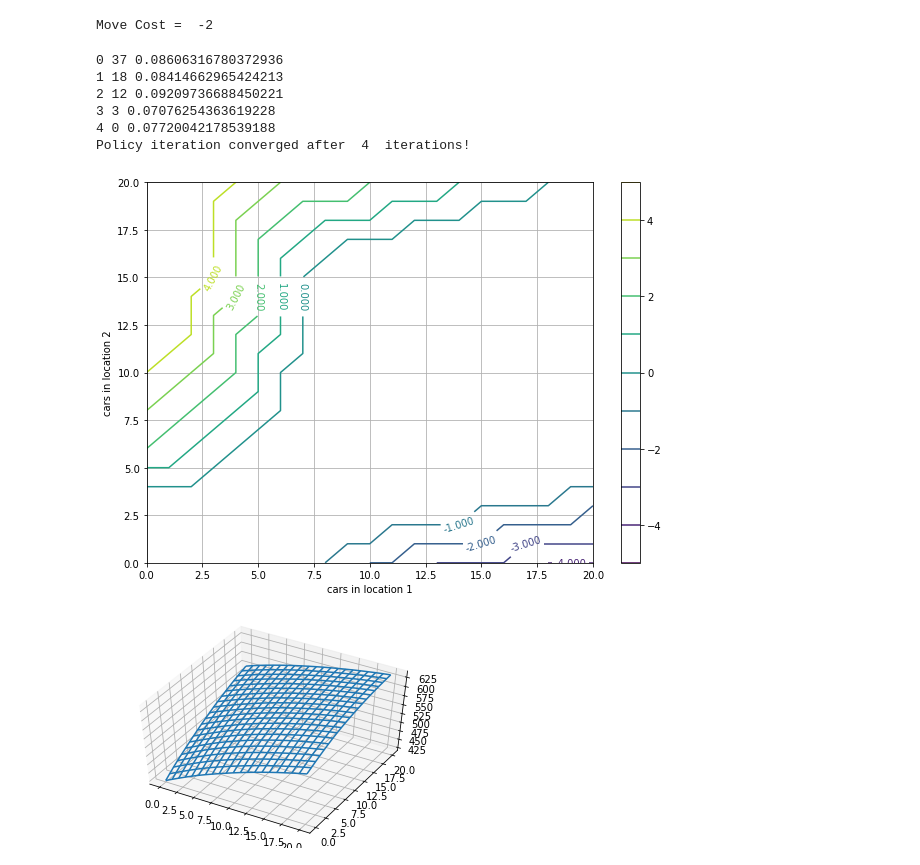
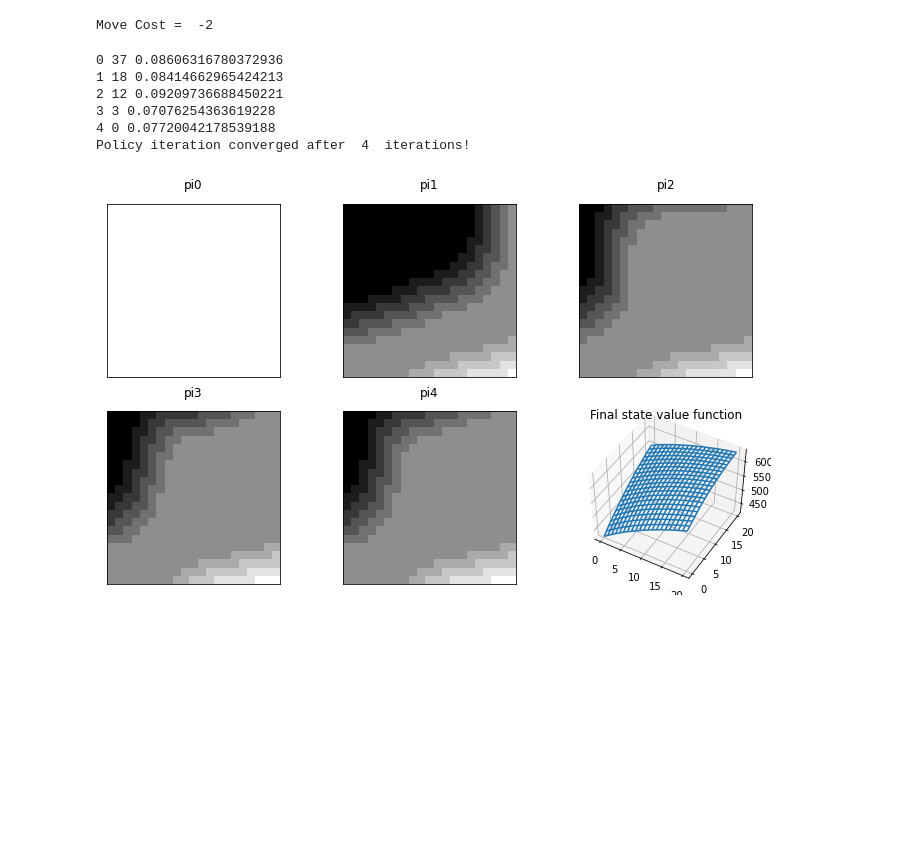
Before and after one commit to chandrusuresh/ReinforcementLearning, a Jupyter notebook: Policy_Iteration.ipynb, the cells around one changed output. Saved outputs shown, nothing was run; the diff lists cells and outputs as text; code cells hidden in the pictures; blank space fills up the shorter version.

Commit message:
Updated the plotting function to show plots similar to textbook results

```diff
--- a/Policy_Iteration.ipynb
+++ b/Policy_Iteration.ipynb
@@ -229,17 +229,18 @@ def plotAction(pi):
   plt.show()
 
 def dispAction(pi):
-  pi_new = np.zeros((pi.shape[1],pi.shape[2]))#,dtype=int)
+  pi_mat = np.zeros((pi.shape[1],pi.shape[2]))#,dtype=int)
   for i in range(pi.shape[1]):
     for j in range(pi.shape[2]):
       idx = np.where(pi[:,i,j] > 0)[0]
       if len(idx) == 1:
-        pi_new[i,j] = actions[idx[0]]
-  return pi_new
+        pi_mat[i,j] = actions[idx[0]]
+  return pi_mat
 
 def policy_iteration(vs_init,pi_init,policy_iter_max,value_iter_max,error_tol):
   vs_prev = np.copy(vs_init)
   pi_prev = np.copy(pi_init)
+  policy = [pi_prev]
   for k in range(policy_iter_max):
     iter = 0
     while iter < value_iter_max:
@@ -255,8 +256,9 @@ def policy_iteration(vs_init,pi_init,policy_iter_max,value_iter_max,error_tol):
       print('Policy iteration converged after ',k,' iterations!')
       break
     pi_prev = np.copy(pi_new)
+    policy.append(pi_prev)
 
-  return pi_prev,vs_prev
+  return policy,vs_prev
 # %% [output]
 Move Cost =  -2
 # %%
@@ -264,7 +266,6 @@ policy_iter_max = 15
 value_iter_max = 100
 error_tol = 0.1
 pi,vs = policy_iteration(vs_init,pi_init,policy_iter_max,value_iter_max,error_tol)
-plotAction(pi)
 # %% [output]
 0 37 0.08606316780372936
 1 18 0.08414662965424213
@@ -272,18 +273,30 @@ plotAction(pi)
 3 3 0.07076254363619228
 4 0 0.07720042178539188
 Policy iteration converged after  4  iterations!
-[figure, removed]
-# %%
-from mpl_toolkits.mplot3d import axes3d
-fig = plt.figure()
-ax = fig.add_subplot(111, projection='3d')
-x = list(range(max_cars+1))
-y = list(range(max_cars+1))
-X,Y = np.meshgrid(x,y)
-ax.plot_wireframe(X, Y, vs)#, rstride=10, cstride=10)
-ax.view_init(elev=50., azim=-60)
-# azm=ax.azim
-# ele=ax.elev
-# print(azm,ele)
-# %% [output]
-[figure, removed]
+# %%
+fig = plt.figure(figsize=(12,7))
+c = 0
+ax1 = []
+for i in range(2):
+  for j in range(3):
+    c = c+1
+    if (c == len(pi)+1):
+      break
+    pi_mat = dispAction(pi[c-1])
+    ax1.append(fig.add_subplot(2, 3, c))
+    ax1[c-1].matshow(pi_mat, cmap='binary')
+    ax1[c-1].invert_yaxis()
+    ax1[c-1].set_xticks([])
+    ax1[c-1].set_yticks([])
+    ax1[c-1].set_title('pi'+str(c-1))
+
+from mpl_toolkits.mplot3d import axes3d
+x = list(range(max_cars+1))
+y = list(range(max_cars+1))
+X,Y = np.meshgrid(x,y)
+ax12 = fig.add_subplot(2, 3, 6, projection='3d')
+ax12.set_title('Final state value function')
+ax12.plot_wireframe(X, Y, vs)#, rstride=10, cstride=10)
+ax12.view_init(elev=50., azim=-60)
+# %% [output]
+[figure, added]
```
Also changed, not shown: parts of 1 cell of this notebook.
